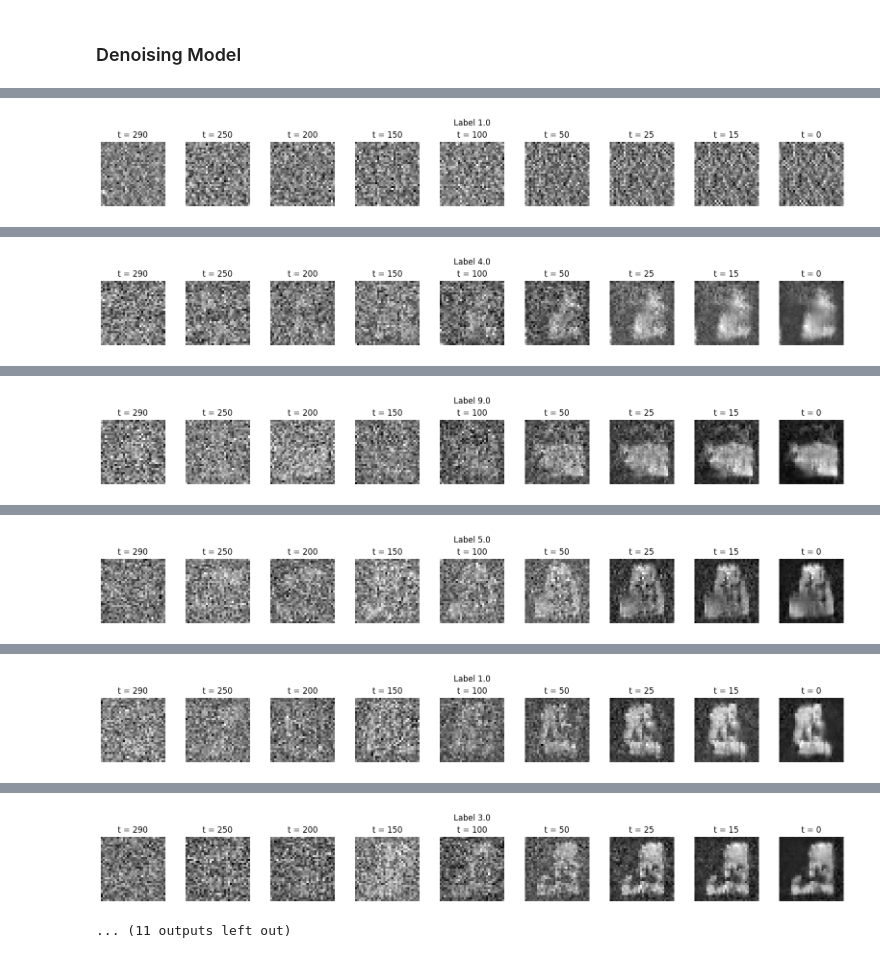
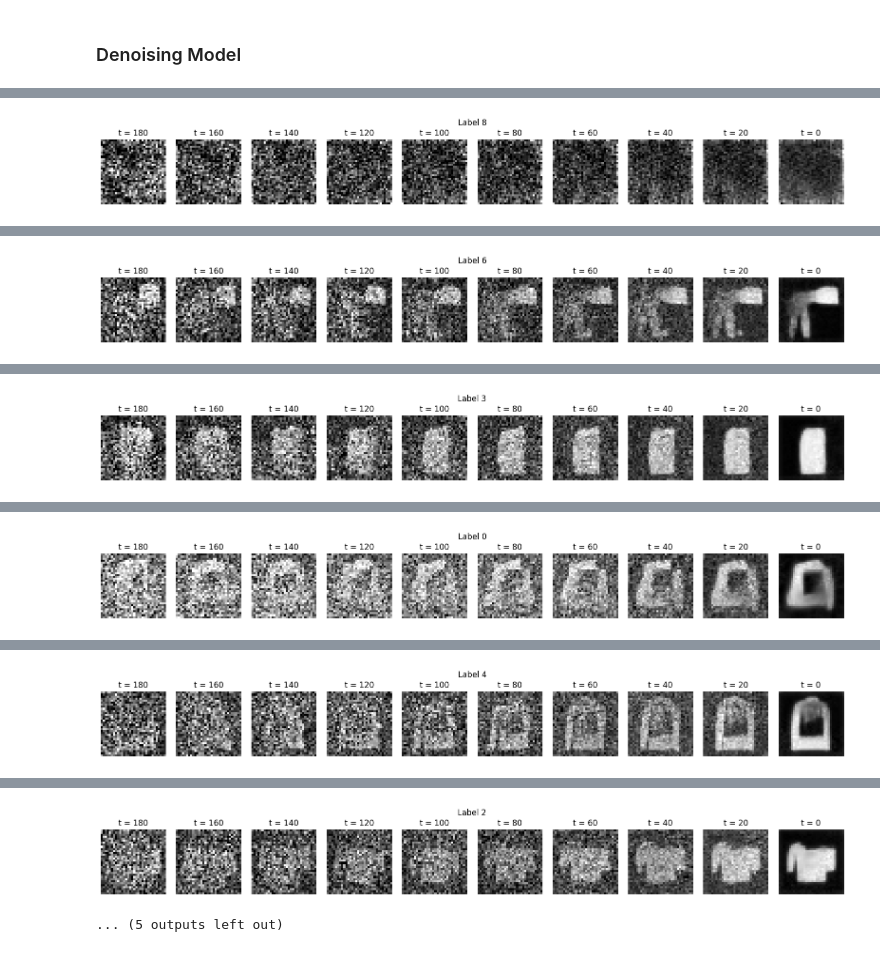
Before and after one commit to alessandrobreccia99/Simple_Diffusion, a Jupyter notebook: DDPM.ipynb, the cells around one changed output, grey strips where cells are left out. Drawn from its saved outputs; the diff is of its cells as text; code cells hidden in the pictures.

```diff
--- a/DDPM.ipynb
+++ b/DDPM.ipynb
@@ -20,7 +20,8 @@ labels = labels.sample(n=10000, random_state=42).reset_index(drop=True)
 data = torch.tensor(df.values)/255.0*2 - 1
 data = data.view(-1, 1, 28, 28).to(device)
 data = F.pad(data, (2, 2, 2, 2), mode='constant', value=-1)
-y = torch.tensor(labels.values).view(-1, 1).float()
+y = torch.tensor(labels.values).view(-1, 1)
+y = F.one_hot(y, num_classes=10)
 # %%
 IS = data.shape[-1]
 # %%
@@ -184,34 +247,36 @@ mus = []
 @torch.no_grad()
 def sample_at_time(model, x, y, t):
 
-    cov = b[t]/(1-a_bar[t])**0.5
+    cov = b[t].to(device)/(1-a_bar[t].to(device))**0.5
     noise = model(x, y, t)
 
-    mu = 1/a[t]**0.5*(x-cov*noise)
+    mu = 1/a[t].to(device)**0.5*(x-cov*noise)
     mus.append(mu.mean())
+    var = b[t]*(1-a_bar[t-1])/(1-a_bar[t])
 
     if t == 0:
         return mu
     else:
-        return mu + torch.randn_like(noise)*b[t]**0.5
+        return mu + torch.randn_like(noise)*var**0.5
 
 @torch.no_grad()
 def sample(model, w=16, h=2, histo=False):
 
     img_shape = data[0].unsqueeze(0).shape
-    label = torch.randint(10, (1,)).unsqueeze(0).float()
-    img = torch.randn(img_shape)
+    label = torch.randint(10, (1,)).unsqueeze(0)
+    y = F.one_hot(label, num_classes=10)
+    img = torch.randn(img_shape).to(device)
 
-    times = [290,250,200,150,100,50,25,15,0]
+    times = torch.arange(0,T-1,20)
     fig = plt.figure(figsize=(w,h))
     fig.suptitle(f'Label {label[0].item()}')
     j = 1
 
     for i in range(0,T)[::-1]:
         t = torch.tensor([i])
-        img = sample_at_time(model, img, label, t)
-        img = img/img.max()
-        #img = torch.clamp(img, -1.0, 1.0)
+        img = sample_at_time(model, img, y, t)
+        #img = img/img.max()
+        img = torch.clamp(img, -1.0, 1.0)
 
         if i in times:
             if histo:
@@ -221,6 +286,7 @@ def sample(model, w=16, h=2, histo=False):
                 counts, bins = torch.histogram(img.view(-1))
                 plt.hist(bins[:-1], bins, weights=counts, density=True)
                 plt.grid()
+
             else:
                 plt.subplot(1, len(times), j)
                 plt.title(f't = {int(t.item())}')
@@ -236,34 +302,35 @@ from torch.optim.lr_scheduler import ExponentialLR
 
 loss_hist = []
 batch_size = 32
-#device = "mps" if torch.backends.mps.is_available() else "cpu"
-device = "cpu"
-model = UNet(False)
+device = "mps" if torch.backends.mps.is_available() else "cpu"
+
+model = UNet(True)
 model.to(device)
+
 optimizer = Adam(model.parameters(), lr=0.001)
 scheduler = ExponentialLR(optimizer, gamma=0.8)
 iters = len(data) // batch_size
 epochs = 100
-MSE = nn.MSELoss()
+MSE = nn.L1Loss()
 
 for epoch in range(epochs):
     for i in range(iters):
       optimizer.zero_grad()
 
-      idx = torch.randint(0,len(data), (batch_size,))
-      batch = data[idx]
-      ybatch = y[i*batch_size:(i+1)*batch_size].to(device)
+      idx = torch.randint(0, len(data), (batch_size,))
+      batch = data[idx].to(device)
+      ybatch = y[idx].to(device)
       t = torch.randint(0, T, (batch_size, ), device=device)
 
       x_noise, noise = noisy_img(batch, t)
-      noise_pred = model(x_noise, ybatch, t)
+      noise_pred = model(x_noise , ybatch, t)
 
       loss = MSE(noise, noise_pred)
-      loss_hist.append(loss.detach().clone())
+      loss_hist.append(loss.detach().clone().cpu().item())
       loss.backward()
       optimizer.step()
 
-      if i % int(iters/3) == 0:
+      if i % int(iters) == 0:
         scheduler.step()
         print(f"Epoch {epoch} | step {i:03d} Loss: {loss.item()} ")
         sample(model)
@@ -272 +339 @@ Epoch 0 | step 000 Loss: 1.2645111083984375
-[figure, old version]
+[figure, new version]
@@ -274 +341 @@ Epoch 0 | step 104 Loss: 0.14763492345809937
-[figure, old version]
+[figure, new version]
@@ -276 +343 @@ Epoch 0 | step 208 Loss: 0.12073138356208801
-[figure, old version]
+[figure, new version]
@@ -278 +345 @@ Epoch 1 | step 000 Loss: 0.09772036224603653
-[figure, old version]
+[figure, new version]
@@ -280 +347 @@ Epoch 1 | step 104 Loss: 0.11148762702941895
-[figure, old version]
+[figure, new version]
@@ -282,5 +349,5 @@ Epoch 1 | step 208 Loss: 0.07499248534440994
-[figure, old version]
+[figure, new version]
-... (11 outputs left out)
+... (5 outputs left out)
 # %%
 plt.plot(loss_hist)
 plt.yscale('log')
```
Also changed, not shown: parts of 15 cells of this notebook.
